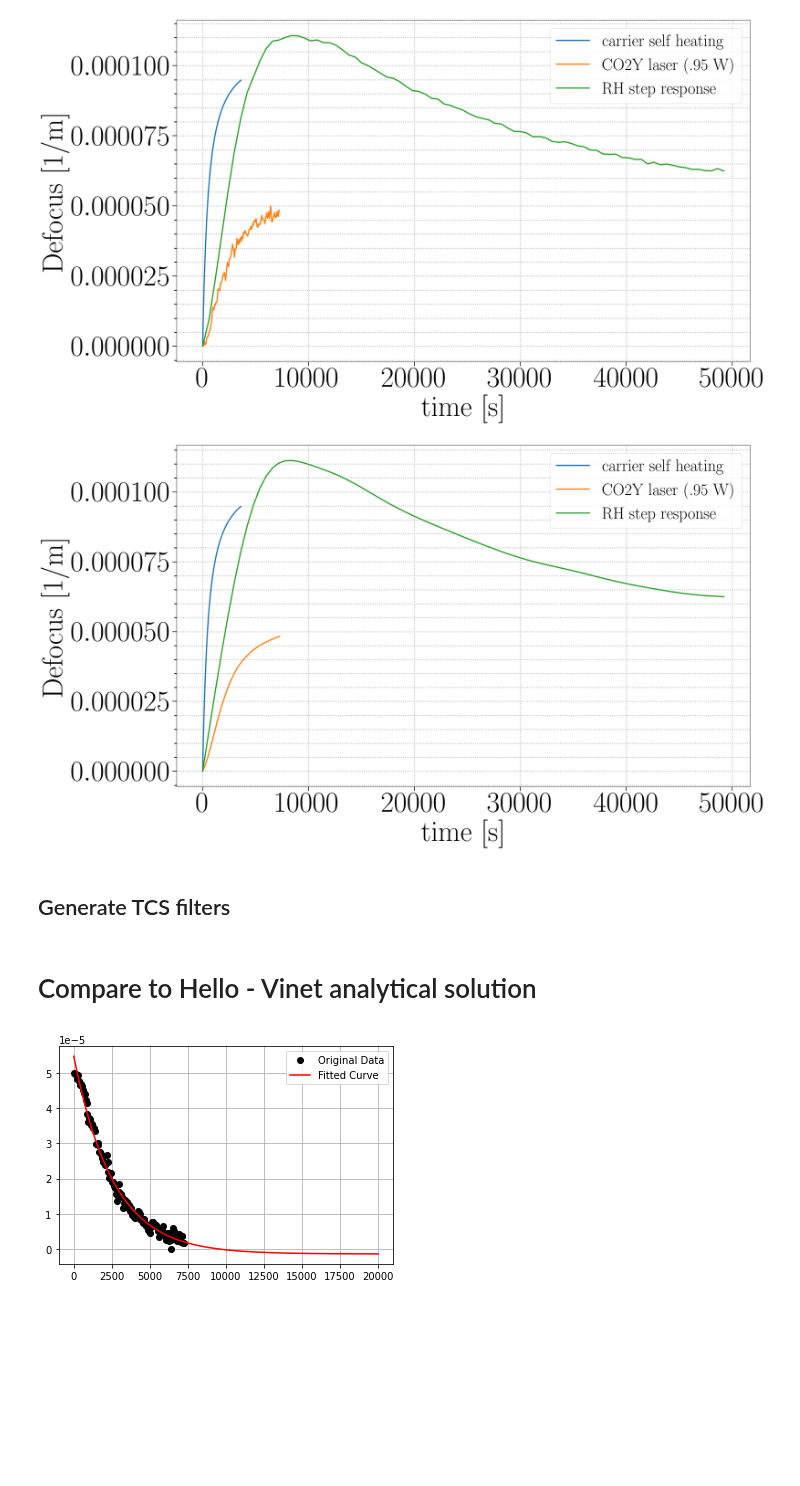
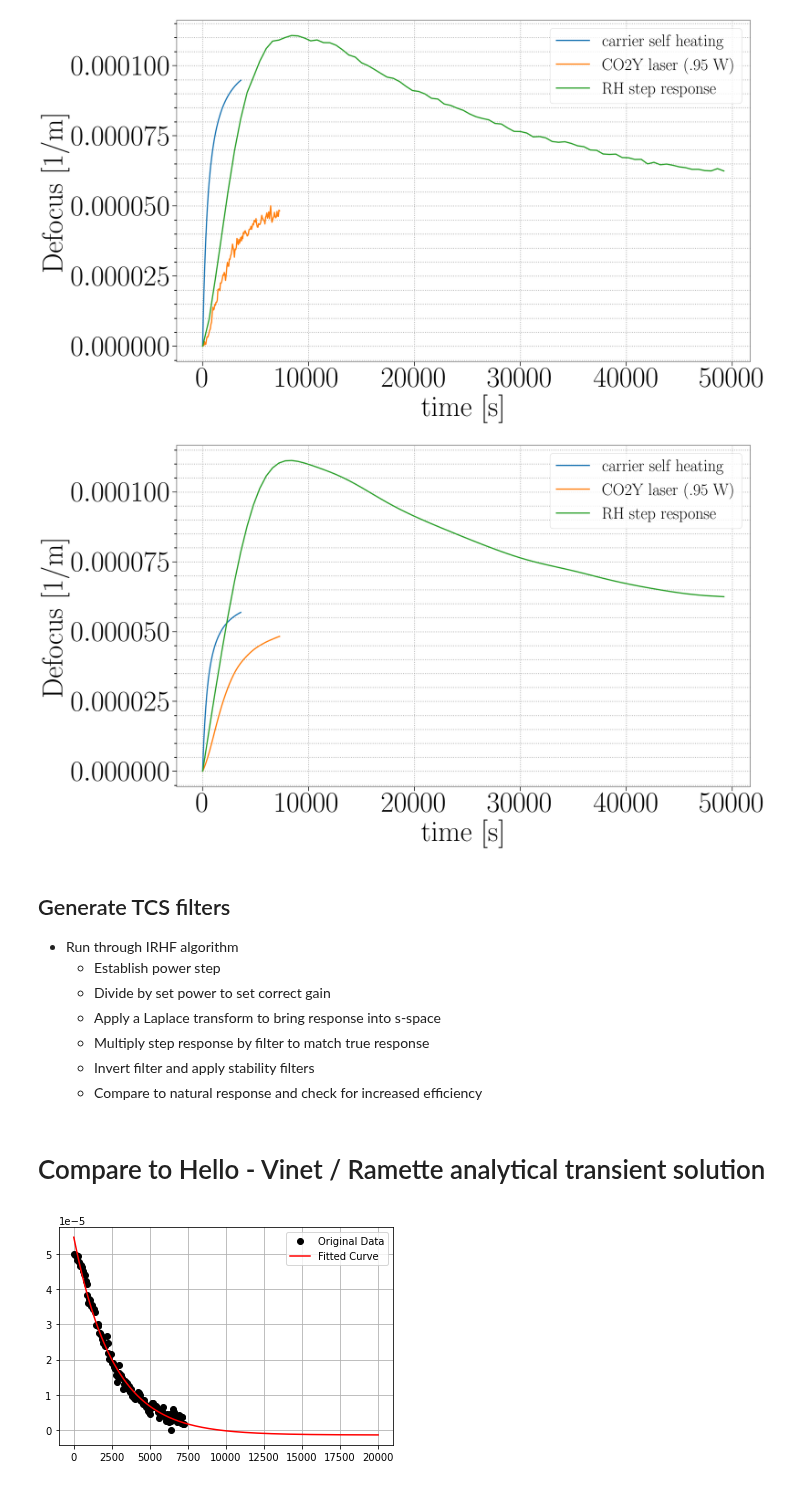
Before and after one commit to dancvan/dissertation, a Jupyter notebook: code/TCS_resp.ipynb, the cells around one changed output. Saved outputs shown, nothing was run; the diff lists cells and outputs as text; code cells hidden in the pictures; blank space fills up the shorter version.

Commit message:
Adding outline on generating filters

```diff
--- a/code/TCS_resp.ipynb
+++ b/code/TCS_resp.ipynb
@@ -47,23 +47,30 @@ co2y_smooth = signal.filtfilt(b2,a2,co2y[:,1])
 y2 = signal.filtfilt(b,a,co2y[:,1])
 rhy_smooth = signal.filtfilt(b,a,rhy[:,1][2:])
 # %%
-plt.plot(carr_self[:,0]*60*60, carr_self[:,1]*1e-7, label='carrier self heating')
+plt.plot(carr_self[:,0]*60*60, carr_self[:,1]*.6e-7, label='carrier self heating')
 
 plt.plot(t,co2y_smooth + abs(min(co2y_smooth)), label='CO2Y laser (.95 W)')
 
 plt.plot(np.arange(0,len(rhy[:,1][2:]))*600,rhy_smooth-min(rhy_smooth), label='RH step response')
 #plt.plot(rhy[:,0], rhy[:,1])
 
 plt.legend()
 plt.xlabel('time [s]')
 plt.ylabel('Defocus [1/m]')
 plt.savefig('../figs/TCS/TCS_resp.pdf', dpi=300, bbox_inches='tight')
 # %% [output]
-[figure, old version]
+[figure, new version]
-# %% [markdown]
-## Generate TCS filters
+# %% [markdown]
+## Generate TCS filters
+* Run through IRHF algorithm
+    * Establish power step
+    * Divide by set power to set correct gain
+    * Apply a Laplace transform to bring response into s-space
+    * Multiply step response by filter to match true response
+    * Invert filter and apply stability filters
+    * Compare to natural response and check for increased efficiency
 # %% [markdown]
-# Compare to Hello - Vinet analytical solution
+# Compare to Hello - Vinet / Ramette analytical transient solution
 # %%
 def func(x, a, b, c):
     return a * np.exp(-b * x) + c
```
